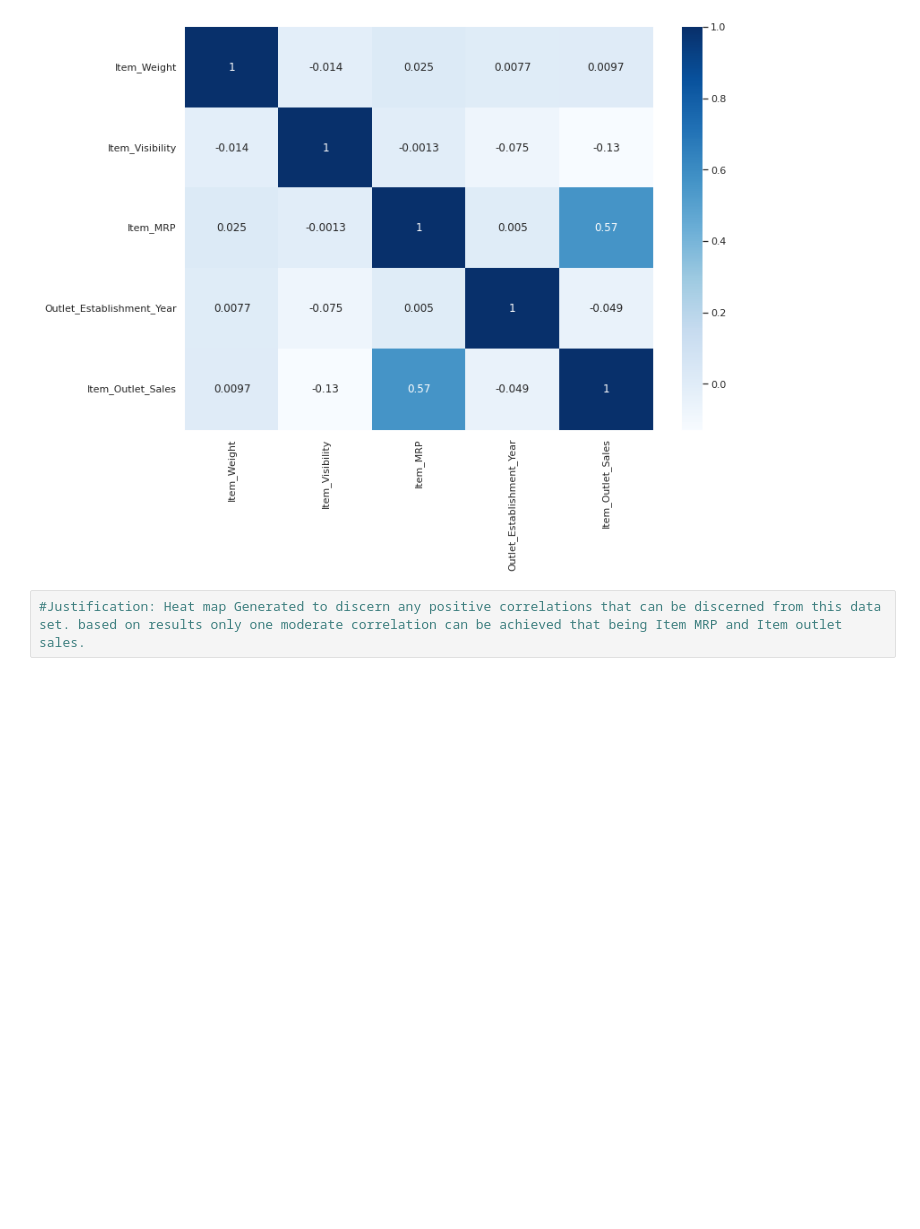
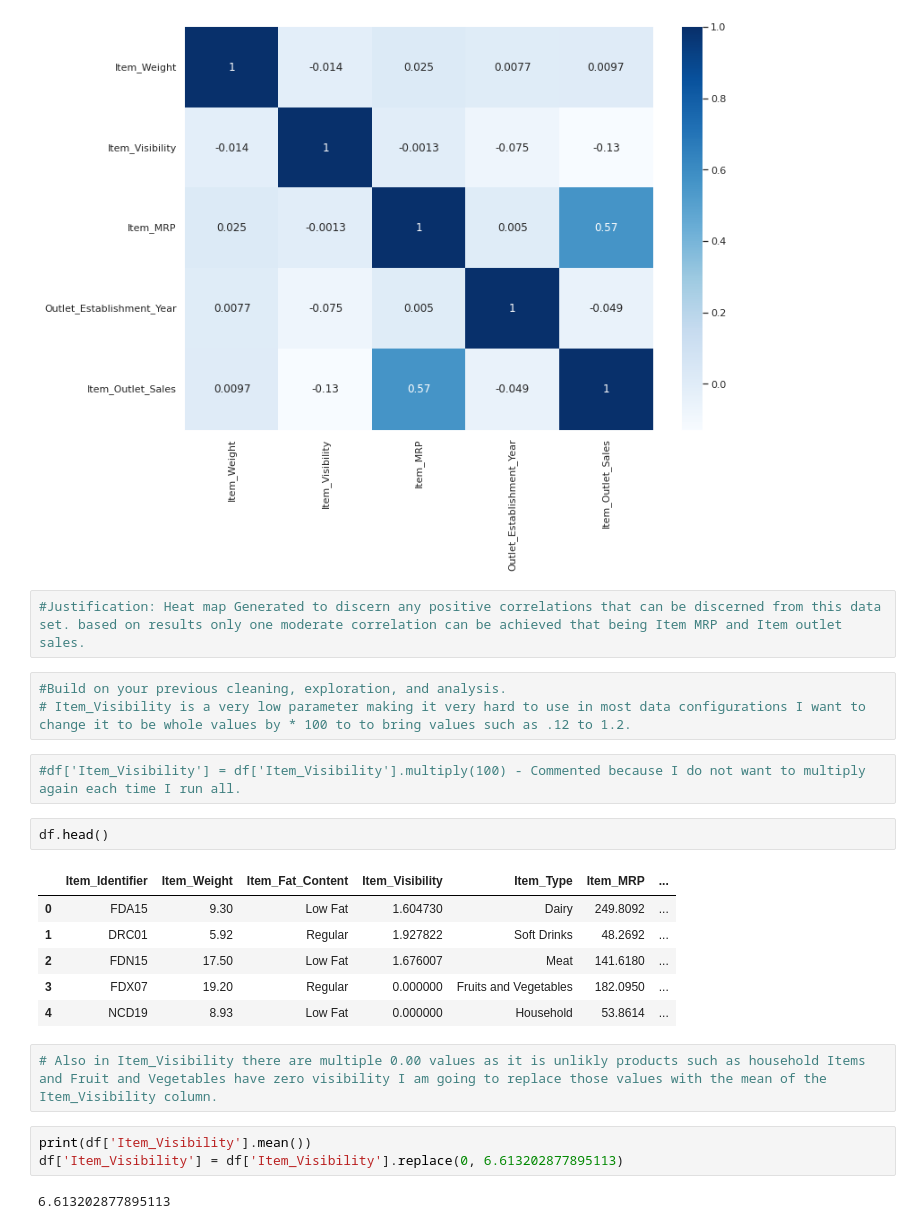
Before and after one commit to RemnantArgon001/food-sales-predictions, a Jupyter notebook: food_sales_predictions.ipynb, the cells around one changed output. Saved outputs shown, nothing was run; the diff lists cells and outputs as text; blank space fills up the shorter version.

```diff
--- a/food_sales_predictions.ipynb
+++ b/food_sales_predictions.ipynb
@@ -283,3 +283,24 @@ sns.heatmap(corr, cmap = 'Blues', annot = True);
 [figure]
 # %%
 #Justification: Heat map Generated to discern any positive correlations that can be discerned from this data set. based on results only one moderate correlation can be achieved that being Item MRP and Item outlet sales.
+# %%
+#Build on your previous cleaning, exploration, and analysis.
+# Item_Visibility is a very low parameter making it very hard to use in most data configurations I want to change it to be whole values by * 100 to to bring values such as .12 to 1.2.
+# %%
+#df['Item_Visibility'] = df['Item_Visibility'].multiply(100) - Commented because I do not want to multiply again each time I run all.
+# %%
+df.head()
+# %% [output]
+|  | Item_Identifier | Item_Weight | Item_Fat_Content | Item_Visibility | Item_Type | Item_MRP | ... |
+| 0 | FDA15 | 9.30 | Low Fat | 1.604730 | Dairy | 249.8092 | ... |
+| 1 | DRC01 | 5.92 | Regular | 1.927822 | Soft Drinks | 48.2692 | ... |
+| 2 | FDN15 | 17.50 | Low Fat | 1.676007 | Meat | 141.6180 | ... |
+| 3 | FDX07 | 19.20 | Regular | 0.000000 | Fruits and Vegetables | 182.0950 | ... |
+| 4 | NCD19 | 8.93 | Low Fat | 0.000000 | Household | 53.8614 | ... |
+# %%
+# Also in Item_Visibility there are multiple 0.00 values as it is unlikly products such as household Items and Fruit and Vegetables have zero visibility I am going to replace those values with the mean of the Item_Visibility column.
+# %%
+print(df['Item_Visibility'].mean())
+df['Item_Visibility'] = df['Item_Visibility'].replace(0, 6.613202877895113)
+# %% [output]
+6.613202877895113
```
Also changed, not shown: parts of 6 cells of this notebook.
